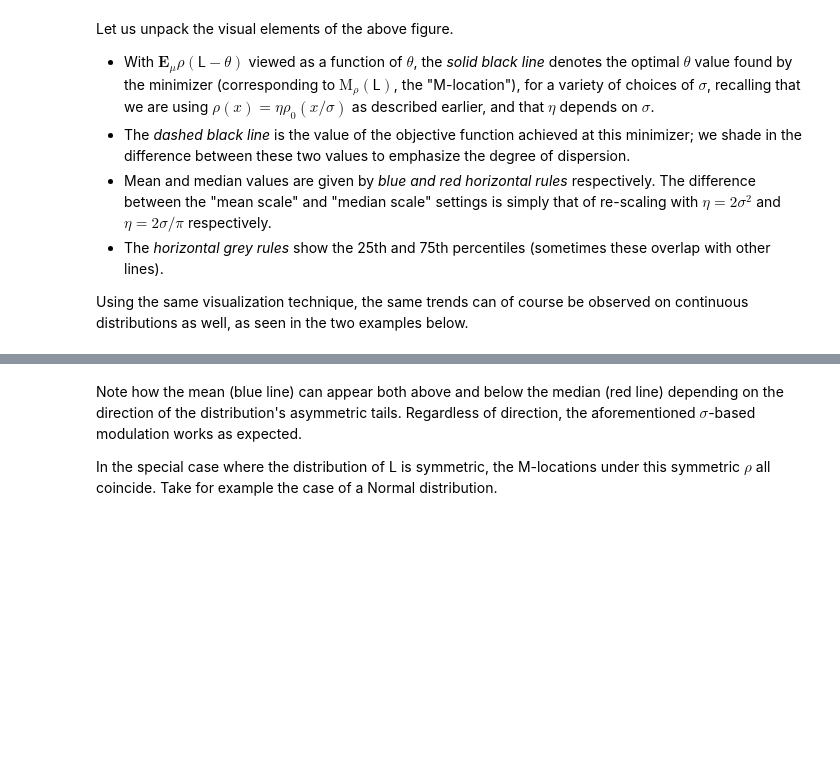
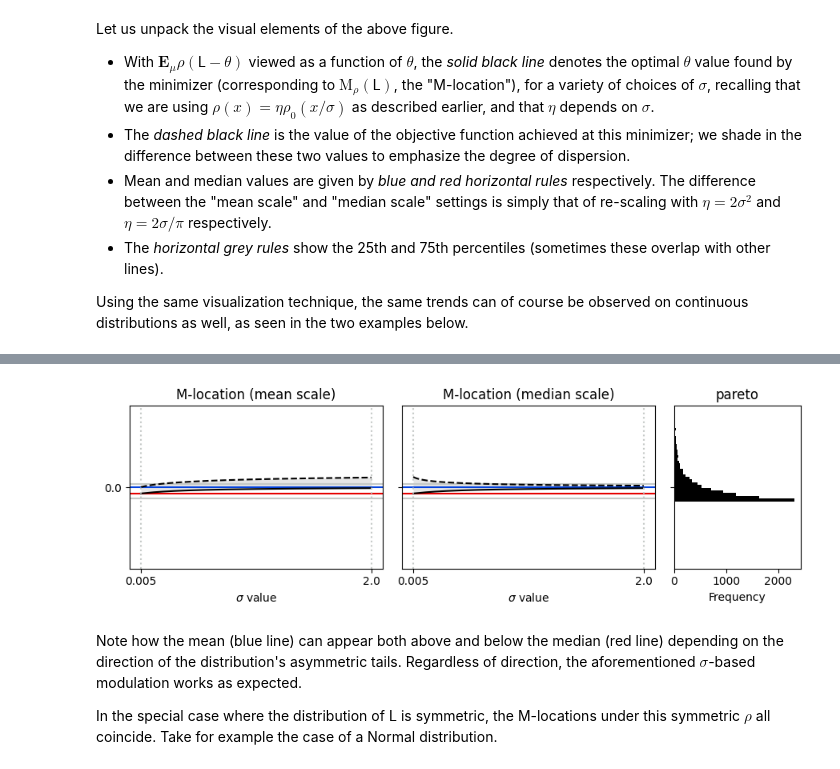
Before and after one commit to feedbackward/offgen, a Jupyter notebook: offgen/explainer-static.ipynb, the cells around one changed output, grey strips where cells are left out. Cells and saved outputs as stored; diff of their text form; code cells hidden in the pictures; blank space fills up the shorter version.

```diff
--- a/offgen/explainer.ipynb
+++ b/offgen/explainer-static.ipynb
@@ -396,7 +386,3 @@ interactive_criterion_plot(
 # %%
-interactive_criterion_plot(
-    data="pareto", # Pareto distribution data (centered)
-    rg=rg,
-    criteria=["mestToMean", "mestToMed"]
-)
+make_criterion_plot(data="pareto", rg=rg, criteria=["mestToMean", "mestToMed"])
 # %% [output]
@@ -404,3 +389,4 @@ interactive_criterion_plot(
+[figure, added]
 # %% [markdown]
 Note how the mean (blue line) can appear both above and below the median (red line) depending on the direction of the distribution's asymmetric tails. Regardless of direction, the aforementioned $\sigma$-based modulation works as expected.
 
```
Also changed, not shown: parts of 14 cells of this notebook, 2 other files.
